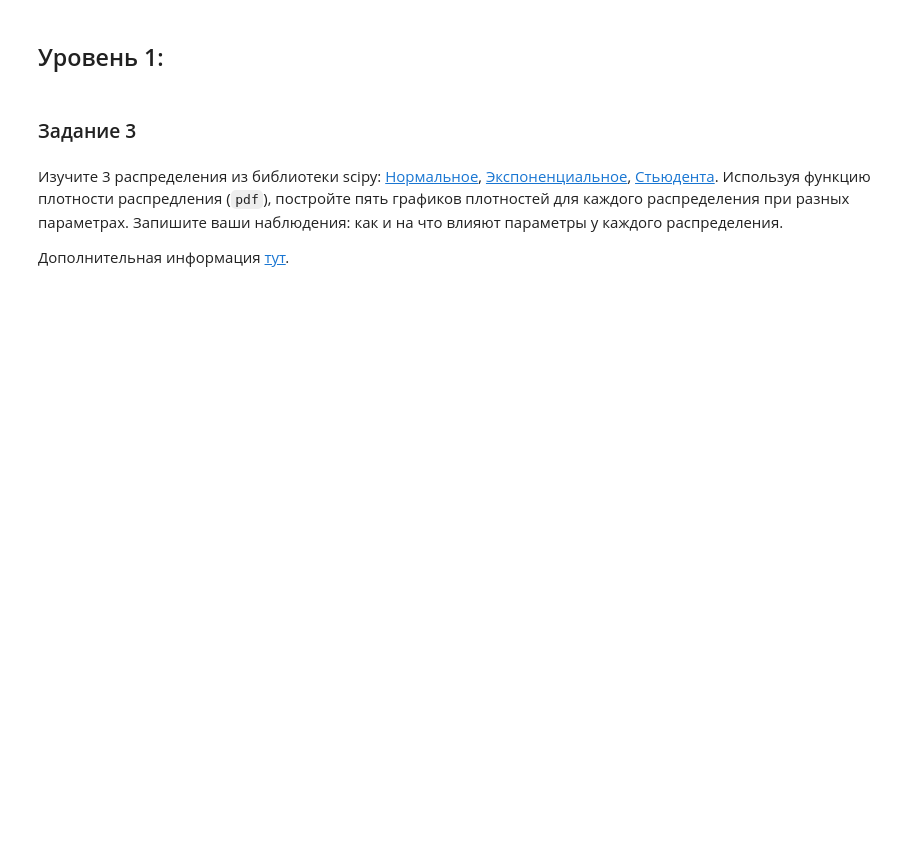
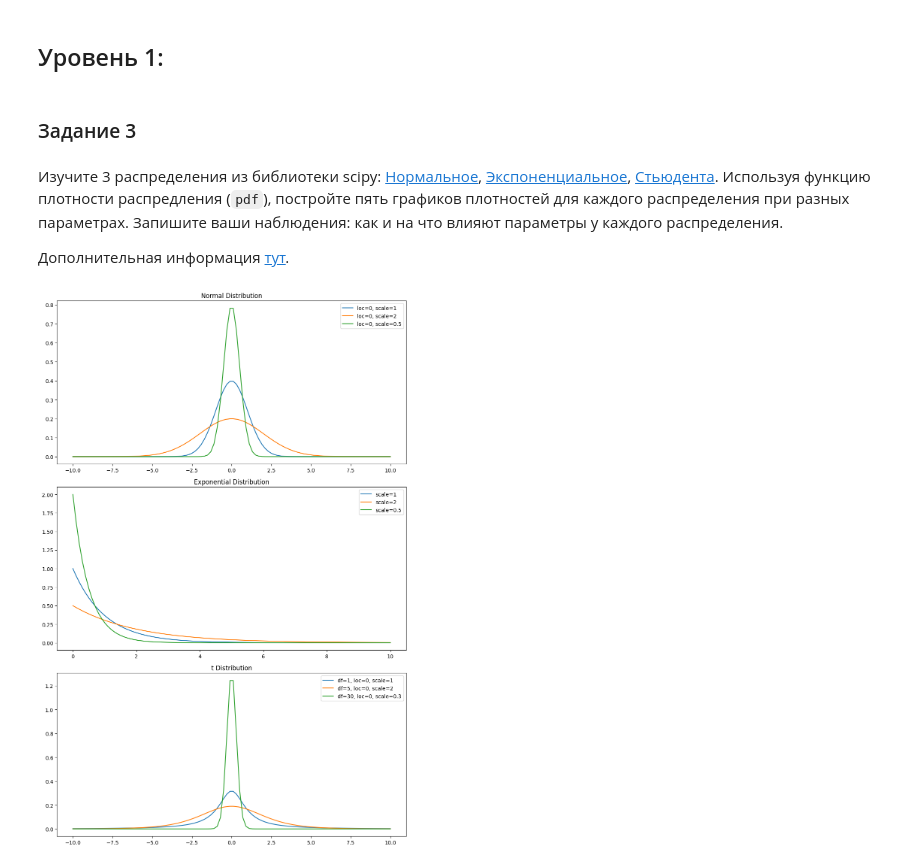
Before and after one commit to archimage-wiz/MathMDS, a Jupyter notebook: MDS-new/HW_8_upd.ipynb, the cells around one changed output. Cells and saved outputs as stored; diff of their text form; code cells hidden in the pictures; blank space fills up the shorter version.

```diff
--- a/MDS-new/HW_8_upd.ipynb
+++ b/MDS-new/HW_8_upd.ipynb
@@ -45,0 +50,47 @@ A3 - монеты 1 и 3 упали одной и той же стороной.
+# %%
+import numpy as np
+import matplotlib.pyplot as plt
+from scipy.stats import norm, expon, t
+
+params = {
+    'norm': {
+        'loc': [0, 0, 0],
+        'scale': [1, 2, 0.5]
+    },
+    'expon': {
+        'scale': [1, 2, 0.5]
+    },
+    't': {
+        'df': [1, 5, 30],
+        'loc': [0, 0, 0],
+        'scale': [1, 2, 0.3]
+    }
+}
+
+x = np.linspace(-10, 10, 100)
+x_non_neg = np.linspace(0, 10, 100)
+
+fig, axs = plt.subplots(3, 1, figsize=(10, 15))
+
+for loc, scale in zip(params['norm']['loc'], params['norm']['scale']):
+    axs[0].plot(x, norm.pdf(x, loc, scale), label=f'loc={loc}, scale={scale}')
+axs[0].set_title('Normal Distribution')
+axs[0].legend()
+
+for scale in params['expon']['scale']:
+    axs[1].plot(x_non_neg,
+                expon.pdf(x_non_neg, scale=scale),
+                label=f'scale={scale}')
+axs[1].set_title('Exponential Distribution')
+axs[1].legend()
+
+for df, loc, scale in zip(params['t']['df'], params['t']['loc'], params['t']['scale']):
+    axs[2].plot(x, t.pdf(x, df, loc=loc, scale=scale),
+                label=f'df={df}, loc={loc}, scale={scale}')
+axs[2].set_title('t Distribution')
+axs[2].legend()
+
+plt.tight_layout()
+plt.show()
+# %% [output]
+[figure, added]
```
Also changed, not shown: parts of 4 cells of this notebook.
